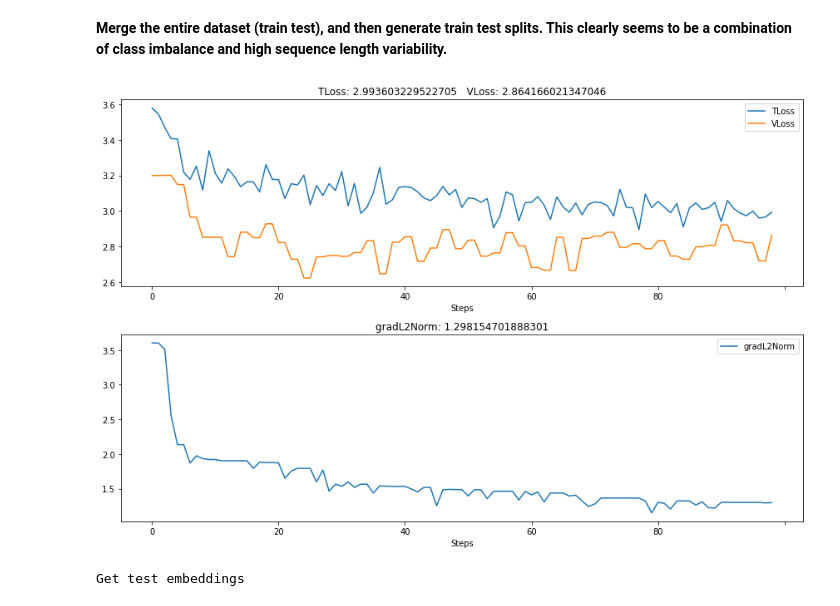
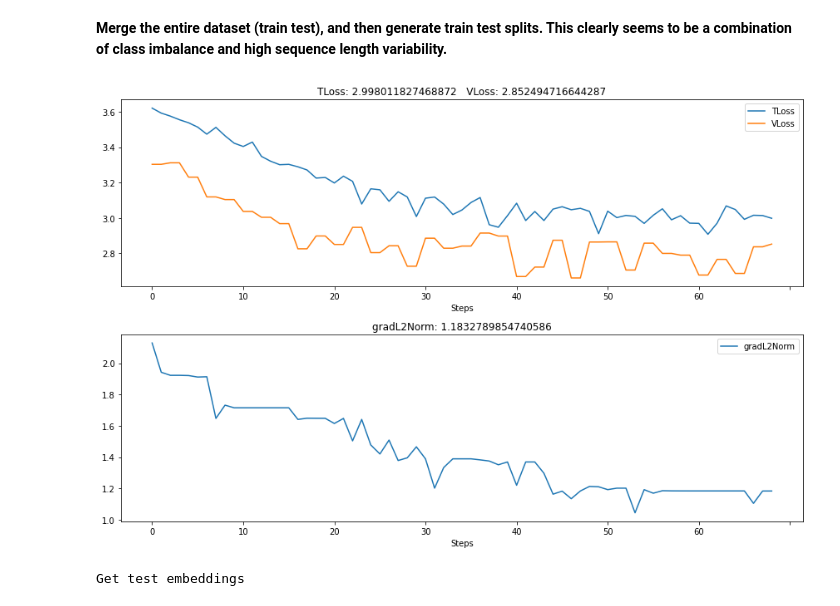
Before and after one commit to Asheeshkrsharma/Identification-OpenCows, a Jupyter notebook: tracklet.ipynb, the cells around one changed output. Drawn from its saved outputs; the diff is of its cells as text; code cells hidden in the pictures.

```diff
--- a/tracklet.ipynb
+++ b/tracklet.ipynb
@@ -321,21 +320,23 @@ class LRResNetMod(nn.Module):
 
         #self.lstm1 = Lstm(2048, 256, numLayers=1, dropout=0.0, bidirectional=True)
 
-        self.lstm1 = LSTMPLayer(input_size=2048, hidden_size=256, projection_size=1000)
+        self.lstm1 = LSTMPLayer(input_size=2048, hidden_size=1024, projection_size=2048)
         # The hidden output from the first LSTM is passed to the second lstm
-        self.lstm2 = LSTMPLayer(input_size=1000, hidden_size=512, projection_size=1000)
+        self.lstm2 = LSTMPLayer(input_size=2048, hidden_size=512, projection_size=2048)
+        self.lstm3 = LSTMPLayer(input_size=2048, hidden_size=256, projection_size=2048)
 
         self.dropout1 = nn.Dropout(0.5)
         self.dropout2 = nn.Dropout(0.5)
         self.dropout3 = nn.Dropout(0.5)
         self.dropout4 = nn.Dropout(0.5)
         self.mish = nn.Mish()
-        self.norm1 = nn.LayerNorm(1000)
-        self.norm2 = nn.LayerNorm(1000)
-        # self.zoneout1 = Zoneout(0.5)
-        # self.zonout2 = Zoneout(0.5)
-        # self.zoneout1.training = True
-        # self.zoneout2.training = True
+
+        self.norm1 = nn.LayerNorm(2048)
+        self.norm2 = nn.LayerNorm(2048)
+        self.norm3 = nn.LayerNorm(2048)
+
+        self.fc = nn.Linear(2048, 1000)
+
         self.embedding = nn.Linear(1000, embeddingSize)
         self.embeddingSize = embeddingSize
         self.softmax = nn.Sequential(nn.Linear(1000, numClasses))
@@ -395,16 +396,21 @@ class LRResNetMod(nn.Module):
         #                      x.new_zeros(timesteps, 512, requires_grad=False)]
         self.lstm1.reset_hidden_state(timesteps, x.device)
         self.lstm2.reset_hidden_state(timesteps, x.device)
+        self.lstm3.reset_hidden_state(timesteps, x.device)
+
         x1, (_, _) = self.lstm1(x, self.lstm1.state)
-        # x1 = self.mish(x1) # LSTMP already has activation
         x1 = self.norm1(x1)
+        x1 = self.dropout2(x1)
 
         x2, (_, _) = self.lstm2(x1, self.lstm2.state)
-        # x2 = self.mish(x2) # LSTMP already has activation
-        # x2 = self.norm2(x2)
+        x2 = self.norm2(x2)
+        x2 = self.dropout3(x2)
 
-        # x = self.dropout2(x1) + self.dropout3(x2)
-        x = self.dropout3(x2)
+        x3, (_, _) = self.lstm3(x2, self.lstm3.state)
+        # x3 = self.norm2(x3)
+        x3 = self.dropout4(x3)
+        x = self.mish(self.fc(x3))
+
         x_t = self.embedding(x)
 
         # Batch, numclasses
@@ -752,7 +758,7 @@ class RTLSL(nn.Module):
                                             reducer = reducer,
                                             embedding_regularizer = SparseCentersRegularizer(numClass, 3))
 
-        self.TL = losses.CrossBatchMemory(loss, 512, memory_size=300, miner=self.miner)
+        self.TL = losses.CrossBatchMemory(loss, 512, memory_size=300, miner=None)
         self.CE = nn.CrossEntropyLoss(weight=classWeights)
         # self.CE = NormalizedCrossEntropy(numClass)
       else:
@@ -799,7 +805,7 @@ trainingDataset = OpenSetCows2021TrackLet(
             # transforms.ColorJitter(brightness=0.1, contrast=0.1, saturation=0.1, hue=0.1)
         ],
     ),
-    trackletChoiceProb = 0.6,
+    trackletChoiceProb = 0.7,
 )
 
 testingDataset = OpenSetCows2021TrackLet(
@@ -828,7 +834,7 @@ testingDataLoader = DataLoader(
 )
 
 # optimiser = optim.SGD(model.parameters(), momentum=0.3, lr=1e-2, weight_decay=0.009)
-optimiser = optim.SGD(model.parameters(), momentum=0.9, lr=5e-3, weight_decay=0.009)
+optimiser = optim.SGD(model.parameters(), momentum=0.3, lr=1e-2, weight_decay=0.01)
 # optimiser = torch.optim.Adam(model.parameters(), lr=1e-2, weight_decay=1e-5)
 
 # We will use cross entropy loss for the training
@@ -838,7 +844,7 @@ lossFN = RTLSL(lambdaFactor, numClass=23, tripletHardening=True, classWeights=cl
 # lossFN = RTLSL(lambdaFactor)
 # lossFN = nn.CrossEntropyLoss(label_smoothing=0.6)
 
-loss, numEpochs = 0, 100
+loss, numEpochs = 0, 70
 
 # To store the training history
 history, canvas = hl.History(), hl.Canvas()
@@ -892,34 +898,34 @@ with tqdm(range(numEpochs), desc="Training epochs", position=0) as pbar:
             nn.utils.clip_grad_norm_(model.parameters(), numpy.percentile(gradientNorms, 10))
             # nn.utils.clip_grad_norm_(model.parameters(), max_norm=3.0, norm_type=2)
             return loss, rpl, interframe
 
         loss, rpl, interframe = optimiser.step(backPropagate)
 
         # Gradient Norm Clipping
         gradientNorms.append(calculateGradientNorm(model))
 
         # Every second iteration, calculate model accuracy, evaluate the loss
         # function on the test dataset. Save the experiment history
         # if epoch % 2 == 0 and epoch > 5:
         if epoch==0:
           history.log(epoch, TLoss=loss.data, VLoss=0, gradL2Norm=gradientNorms[-1])
         else:
           history.log(epoch, TLoss=loss.data, VLoss=history["VLoss"].data[-1], gradL2Norm=gradientNorms[-1])
         if epoch % 2 == 0:
             vLossFn = RTLSL(lambdaFactor, numClass=23, tripletHardening=True, classWeights=classWeights)
             Vloss = evaluate(model, testingDataLoader, device, vLossFn)
             history.log(epoch, VLoss=Vloss)
             model.train()
             with canvas:
                 canvas.draw_plot([history["TLoss"], history["VLoss"]])
                 # canvas.draw_plot([history["TLoss"]])
                 canvas.draw_plot([history['gradL2Norm']])
         pbar.set_description("{}, {}".format(rpl, interframe))
         pbar.update()
         # break
     pbar.refresh()
 # %% [output]
-[figure, old version]
+[figure, new version]
 # %%
 import matplotlib.lines as mlines
 import matplotlib.patheffects as PathEffects
```
Also changed, not shown: parts of 5 cells of this notebook, 2 other files.
